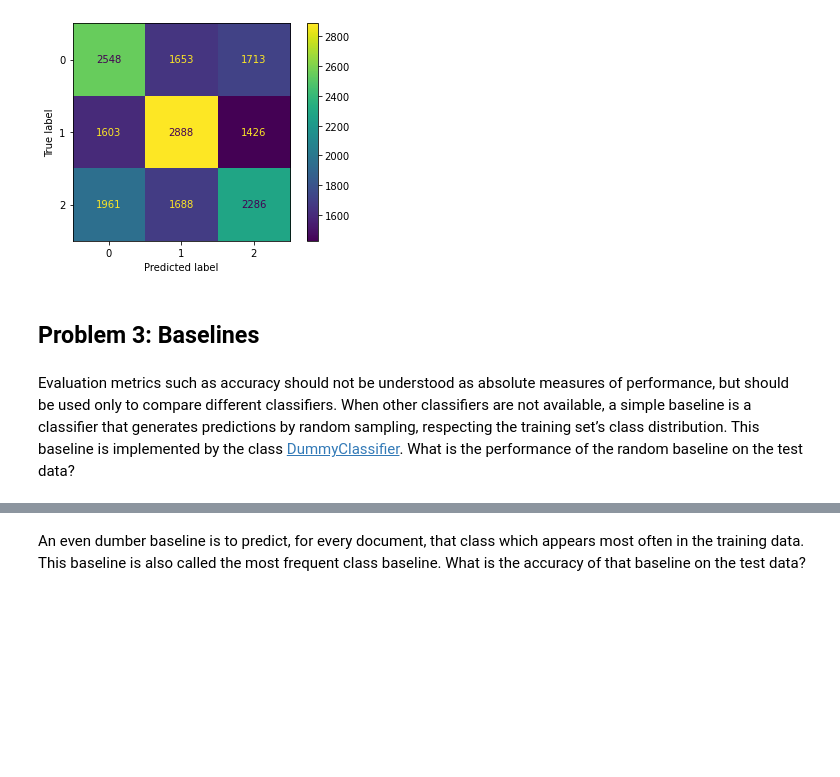
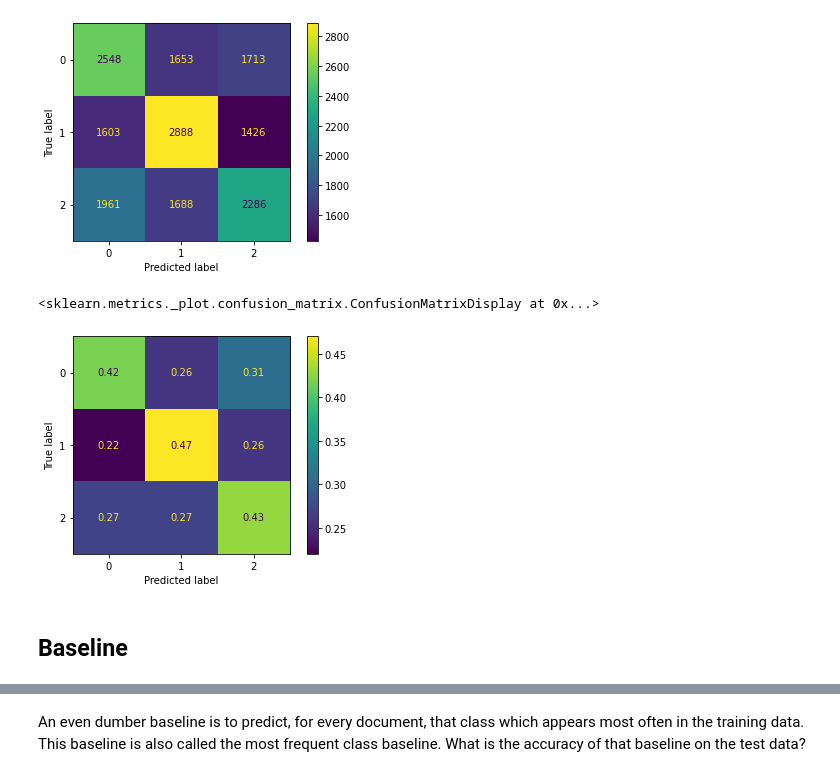
Before and after one commit to hugocedervall/stock-news-price-prediction, a Jupyter notebook: naive_bayes_classification.ipynb, the cells around one changed output, grey strips where cells are left out. Saved outputs shown, nothing was run; the diff lists cells and outputs as text; code cells hidden in the pictures; blank space fills up the shorter version.

```diff
--- a/naive_bayes_classification.ipynb
+++ b/naive_bayes_classification.ipynb
@@ -80,10 +87,16 @@ plot_confusion_matrix(pipeline, test_data.summary, test_data.priceChangeClass)
 # %% [output]
 <sklearn.metrics._plot.confusion_matrix.ConfusionMatrixDisplay at 0x...>
 [figure]
-# %% [markdown]
-## Problem 3: Baselines
-# %% [markdown]
-Evaluation metrics such as accuracy should not be understood as absolute measures of performance, but should be used only to compare different classifiers. When other classifiers are not available, a simple baseline is a classifier that generates predictions by random sampling, respecting the training set&rsquo;s class distribution. This baseline is implemented by the class [DummyClassifier](https://scikit-learn.org/stable/modules/generated/sklearn.dummy.DummyClassifier.html). What is the performance of the random baseline on the test data?
+# %%
+from sklearn.metrics import ConfusionMatrixDisplay
+import numpy as np
+disp = ConfusionMatrixDisplay(np.array([[0.42,0.26,0.31],[0.22,0.47,0.26],[0.27,0.27,0.43]]))
+disp.plot()
+# %% [output]
+<sklearn.metrics._plot.confusion_matrix.ConfusionMatrixDisplay at 0x...>
+[figure, added]
+# %% [markdown]
+## Baseline
 # %%
 from sklearn.dummy import DummyClassifier
 
```
Also changed, not shown: parts of 23 cells of this notebook, 5 other files.
